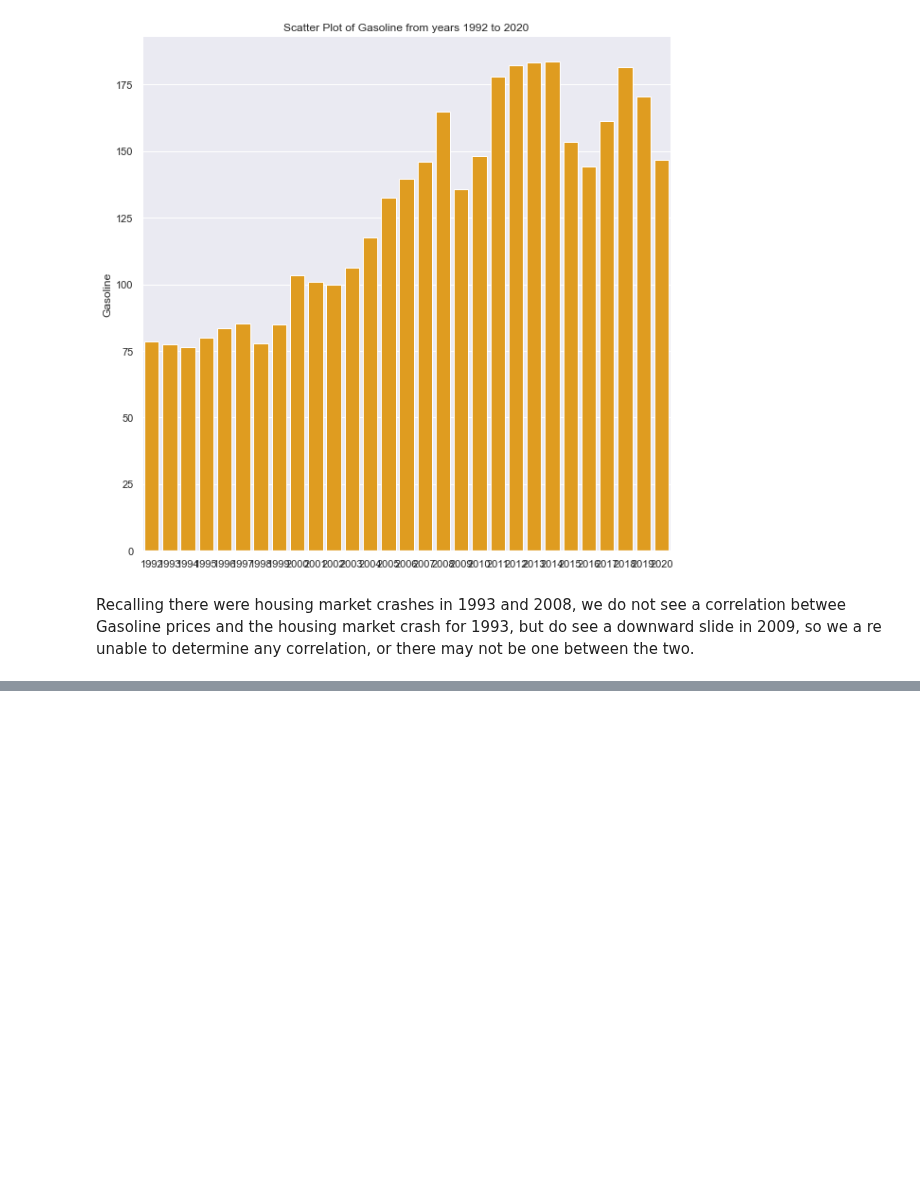
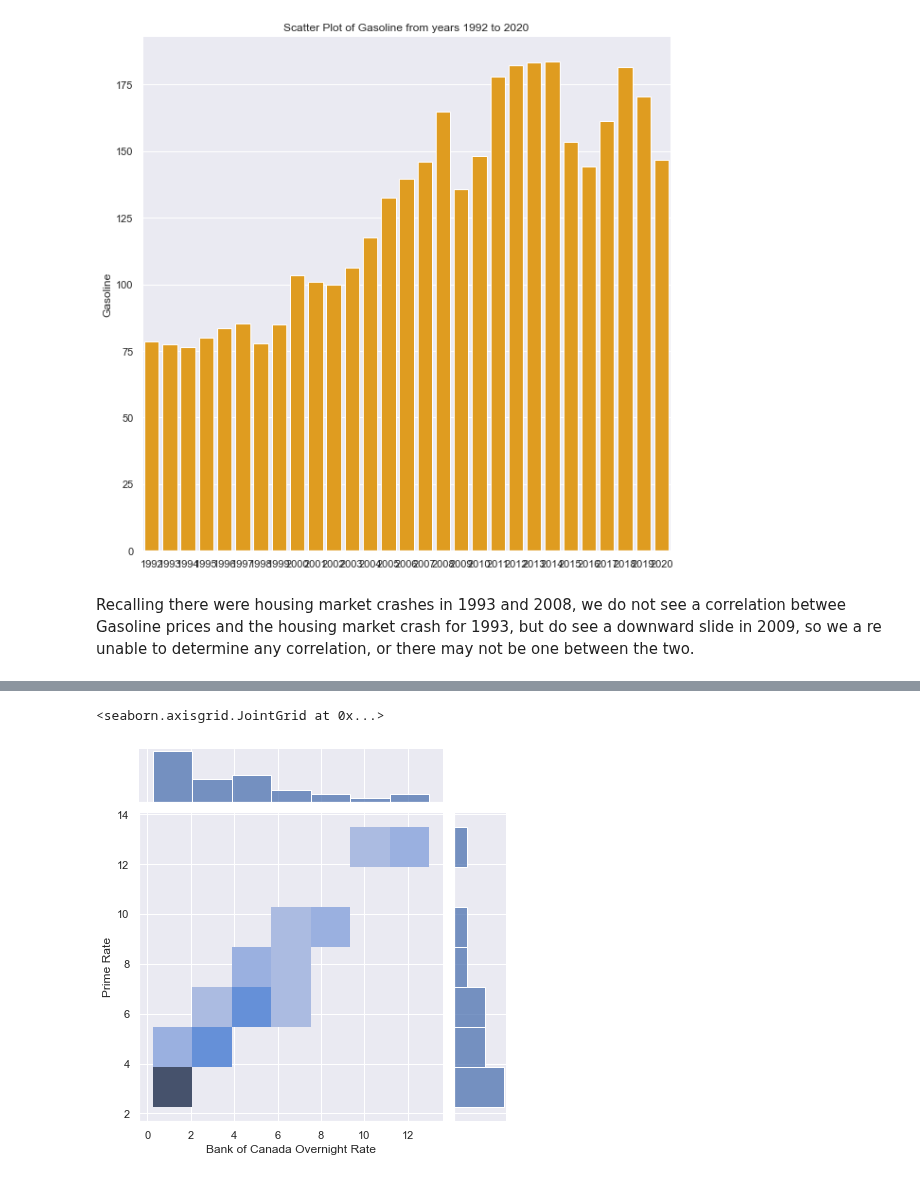
Before and after one commit to data301-2021-summer2/group-11-project, a Jupyter notebook: analysis/AndyMcLean/Milestone2.ipynb, the cells around one changed output, grey strips where cells are left out. Saved outputs shown, nothing was run; the diff lists cells and outputs as text; code cells hidden in the pictures; blank space fills up the shorter version.

```diff
--- a/analysis/AndyMcLean/Milestone2.ipynb
+++ b/analysis/AndyMcLean/Milestone2.ipynb
@@ -130,0 +166,6 @@ Recalling there were housing market crashes in 1993 and 2008, we do not see a co
+# %%
+data1=dfyearsBack.transpose()
+sns.jointplot(x = data1['Bank of Canada Overnight Rate'], y = data1['Prime Rate'], kind = 'hist')
+# %% [output]
+<seaborn.axisgrid.JointGrid at 0x...>
+[figure, added]
```
Also changed, not shown: parts of 7 cells of this notebook, 1 other file.
